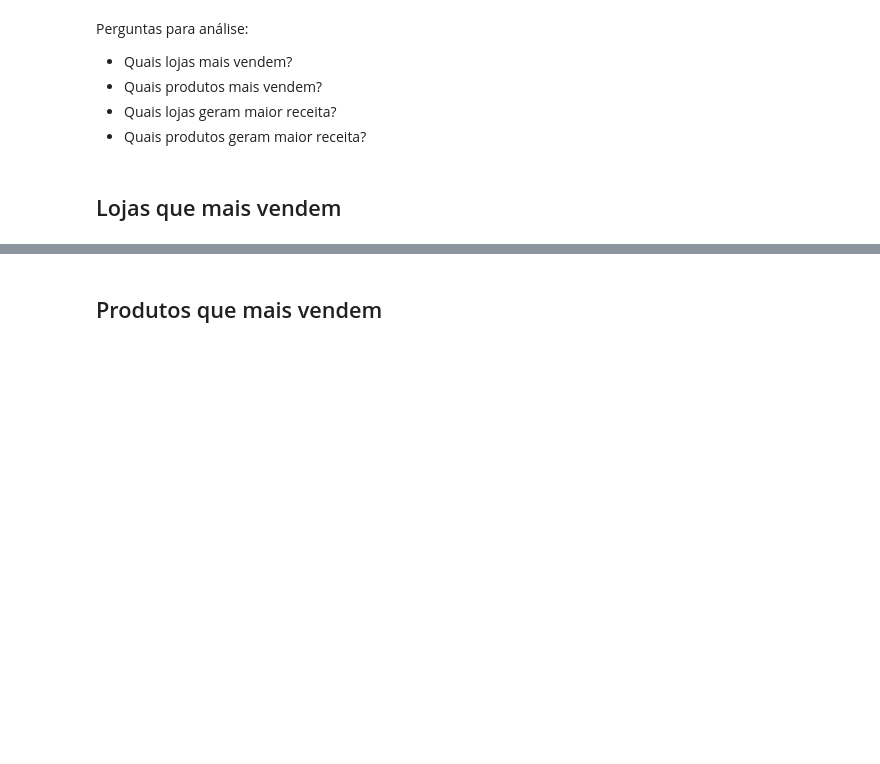
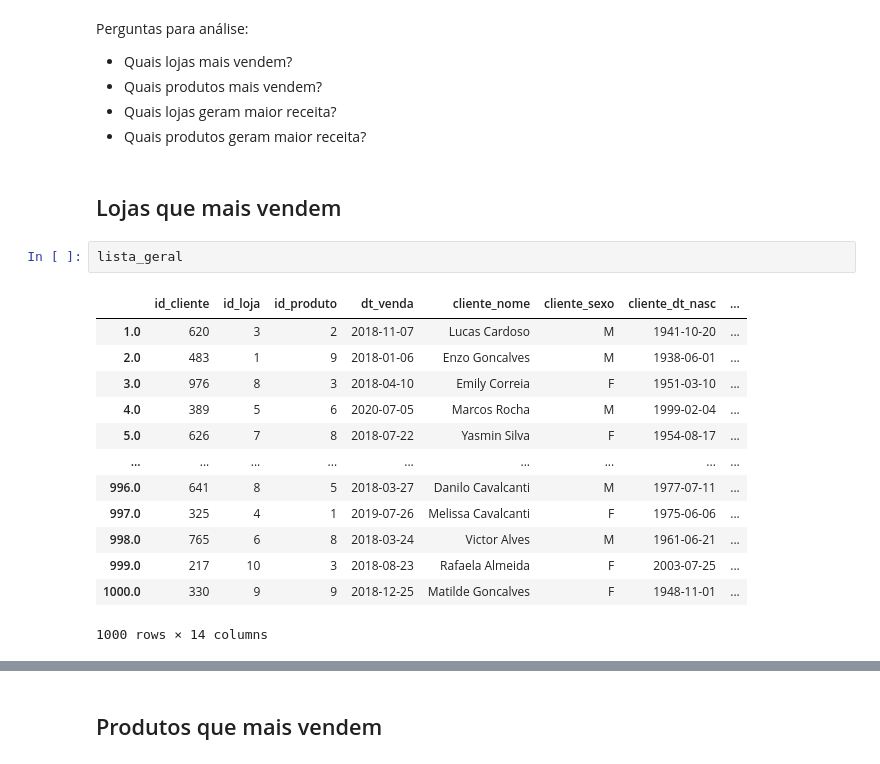
Before and after one commit to jonataspedro01/ProjetosIFRN, a Jupyter notebook: python/temp_04_analise_p1_MODELO.ipynb, the cells around one changed output, grey strips where cells are left out. Cells and saved outputs as stored; diff of their text form; blank space fills up the shorter version.

```diff
--- a/python/temp_04_analise_p1_MODELO.ipynb
+++ b/python/temp_04_analise_p1_MODELO.ipynb
@@ -59,3 +59,19 @@ Perguntas para análise:
 - Quais produtos geram maior receita?
 # %% [markdown]
 ## Lojas que mais vendem
+# %%
+lista_geral
+# %% [output]
+|  | id_cliente | id_loja | id_produto | dt_venda | cliente_nome | cliente_sexo | cliente_dt_nasc | ... |
+| 1.0 | 620 | 3 | 2 | 2018-11-07 | Lucas Cardoso | M | 1941-10-20 | ... |
+| 2.0 | 483 | 1 | 9 | 2018-01-06 | Enzo Goncalves | M | 1938-06-01 | ... |
+| 3.0 | 976 | 8 | 3 | 2018-04-10 | Emily Correia | F | 1951-03-10 | ... |
+| 4.0 | 389 | 5 | 6 | 2020-07-05 | Marcos Rocha | M | 1999-02-04 | ... |
+| 5.0 | 626 | 7 | 8 | 2018-07-22 | Yasmin Silva | F | 1954-08-17 | ... |
+| ... | ... | ... | ... | ... | ... | ... | ... | ... |
+| 996.0 | 641 | 8 | 5 | 2018-03-27 | Danilo Cavalcanti | M | 1977-07-11 | ... |
+| 997.0 | 325 | 4 | 1 | 2019-07-26 | Melissa Cavalcanti | F | 1975-06-06 | ... |
+| 998.0 | 765 | 6 | 8 | 2018-03-24 | Victor Alves | M | 1961-06-21 | ... |
+| 999.0 | 217 | 10 | 3 | 2018-08-23 | Rafaela Almeida | F | 2003-07-25 | ... |
+| 1000.0 | 330 | 9 | 9 | 2018-12-25 | Matilde Goncalves | F | 1948-11-01 | ... |
+1000 rows × 14 columns
```
Also changed, not shown: parts of 10 cells of this notebook.
